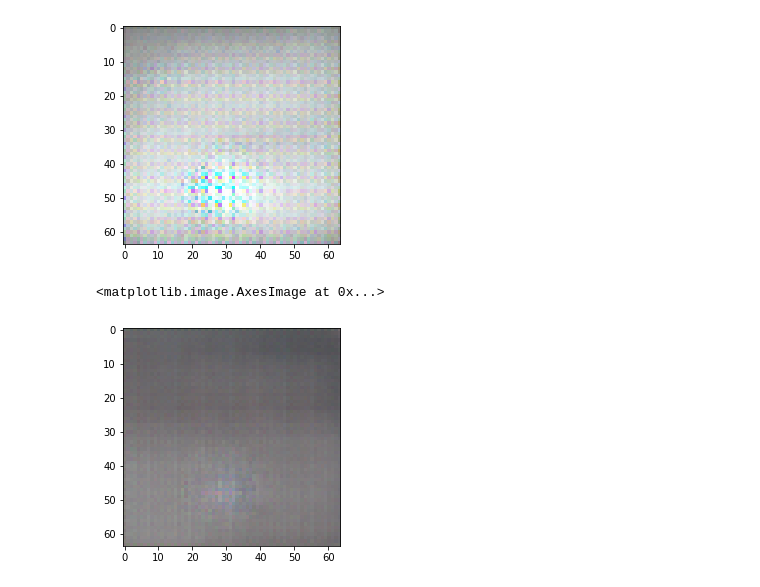
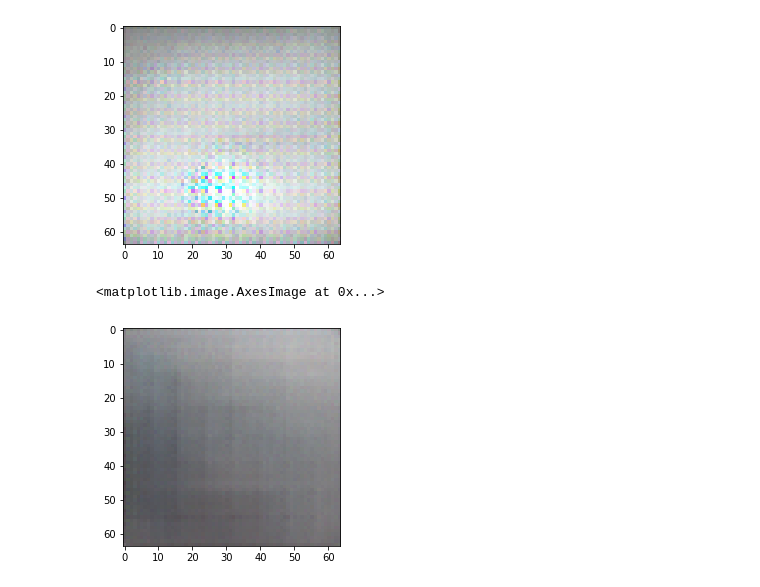
Before and after one commit to JereMonk/ContextAE, a Jupyter notebook: ContextAE.ipynb, the cells around one changed output. Cells and saved outputs as stored; diff of their text form; code cells hidden in the pictures.

```diff
--- a/ContextAE.ipynb
+++ b/ContextAE.ipynb
@@ -164,7 +164,7 @@ class CEncoder():
 
 
 
-    def train(self, generator,max_iter=1, batch_size=10,start_iter=0):
+    def train(self, generator,max_iter=1, batch_size=128,start_iter=0):
 
         step_counter=start_iter
 
@@ -254,7 +254,7 @@ ce.train(damaged_generator)
 # DATASETS
 # %%
 from getData import get_generator
-damaged_generator = get_generator(TEST_DATASET,10,128,damaged=False,dim_missing=64)
+damaged_generator = get_generator(TEST_DATASET,128,128,damaged=False,dim_missing=64)
 #non_damaged_generator = get_generator(TEST_DATASET,10,128,damaged=False,)
 # %%
 img,masked,missing = damaged_generator.__getitem__(5)
@@ -276,9 +276,9 @@ plt.imshow((res[4]+1)/2)
 <matplotlib.image.AxesImage at 0x...>
 [figure]
 # %%
-plt.imshow((res[4]+1)/2)
+plt.imshow((res[0]+1)/2)
 # %% [output]
 <matplotlib.image.AxesImage at 0x...>
-[figure, old version]
+[figure, new version]
 # %%
 new_img =
```
Also changed, not shown: parts of 3 cells of this notebook, 2 other files.
